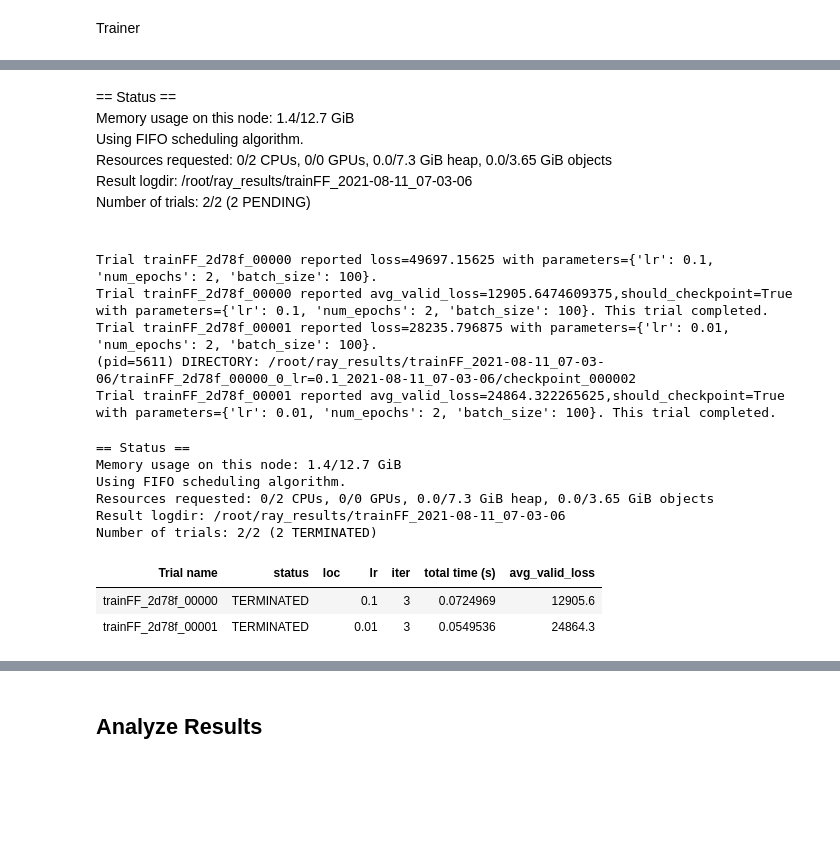
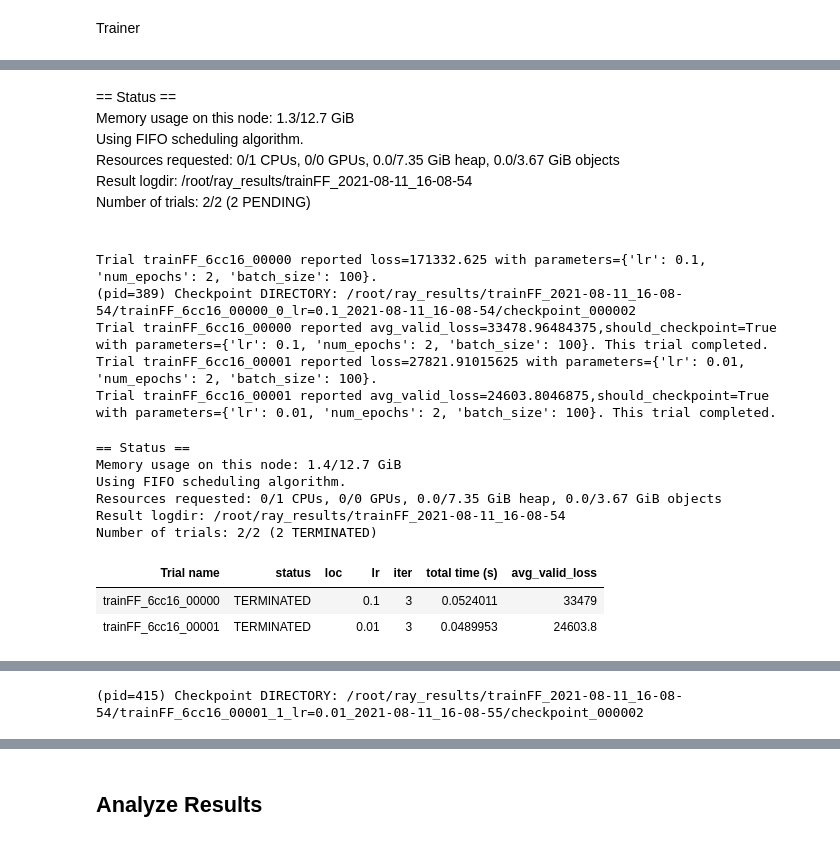
Before and after one commit to lcipolina/Ray_tutorials, a Jupyter notebook: 2_Ray_Tune_FeedFWD_Pytorch.ipynb, the cells around one changed output, grey strips where cells are left out. Cells and saved outputs as stored; diff of their text form; code cells hidden in the pictures; blank space fills up the shorter version.

```diff
--- a/2_Ray_Tune_FeedFWD_Pytorch.ipynb
+++ b/2_Ray_Tune_FeedFWD_Pytorch.ipynb
@@ -234,10 +245,9 @@ def trainFF(config,data = None):
         #print()
         #print('Epoch: {0} lr: {1}'.format(epoch, optimizer.param_groups[0]['lr'])) #track the epoch we are computing
 
-        sum_batch_train_loss = train(net, criterion, optimizer, device, data = train_loader)
+        train(net, criterion, optimizer, device, data = train_loader)
         sum_batch_valid_loss = valid(net, criterion, device, data = val_loader)
 
-        #avg_train_loss       = sum_batch_train_loss/train_size
         avg_valid_loss       = sum_batch_valid_loss/val_size
 
         scheduler.step()   #Optimize LR Based on Epochs
@@ -254,7 +264,7 @@ def trainFF(config,data = None):
             'epoch': epoch,
             'model_state_dict': net.state_dict(),
             'optimizer_state_dict': optimizer.state_dict(),
-            'loss': loss,
+            'loss': avg_valid_loss,
              }, path)
 
     tune.report(avg_valid_loss = float(avg_valid_loss), done=True)
@@ -289,13 +313,19 @@ config_dic= {
 #config={"lr": tune.uniform(lower, upper)}, metric="loss", mode="min", search_alg=BayesOptSearch()
 
 
-data = load_data(train_ds, val_ds,config['batch_size'])
+data = load_data(train_ds, val_ds,config_dic['batch_size'])
+
+#Initialize service and pass the number of resources available
+ray.init(num_cpus = 1,
+         num_gpus = 0,
+         ignore_reinit_error = True)
 
 
 analysis = tune.run(
             tune.with_parameters(trainFF, data = data),
             config = config_dic,
             verbose = 2,
-            progress_reporter=JupyterNotebookReporter(overwrite=False)
+            progress_reporter=JupyterNotebookReporter(overwrite=False),
+            resources_per_trial={"cpu": 1, "gpu": 0} #how many resources for each trial, it can be set to: gpu:0.5 for efficiency.
             )
 # %% [output]
@@ -302,20 +333,20 @@ analysis = tune.run(
 == Status ==
-Memory usage on this node: 1.4/12.7 GiB
+Memory usage on this node: 1.3/12.7 GiB
 Using FIFO scheduling algorithm.
-Resources requested: 0/2 CPUs, 0/0 GPUs, 0.0/7.3 GiB heap, 0.0/3.65 GiB objects
-Result logdir: /root/ray_results/trainFF_2021-08-11_07-03-06
+Resources requested: 0/1 CPUs, 0/0 GPUs, 0.0/7.35 GiB heap, 0.0/3.67 GiB objects
+Result logdir: /root/ray_results/trainFF_2021-08-11_16-08-54
 Number of trials: 2/2 (2 PENDING)
-Trial trainFF_2d78f_00000 reported loss=49697.15625 with parameters={'lr': 0.1, 'num_epochs': 2, 'batch_size': 100}.
-Trial trainFF_2d78f_00000 reported avg_valid_loss=12905.6474609375,should_checkpoint=True with parameters={'lr': 0.1, 'num_epochs': 2, 'batch_size': 100}. This trial completed.
-Trial trainFF_2d78f_00001 reported loss=28235.796875 with parameters={'lr': 0.01, 'num_epochs': 2, 'batch_size': 100}.
-(pid=5611) DIRECTORY: /root/ray_results/trainFF_2021-08-11_07-03-06/trainFF_2d78f_00000_0_lr=0.1_2021-08-11_07-03-06/checkpoint_000002
-Trial trainFF_2d78f_00001 reported avg_valid_loss=24864.322265625,should_checkpoint=True with parameters={'lr': 0.01, 'num_epochs': 2, 'batch_size': 100}. This trial completed.
-== Status ==
-Memory usage on this node: 1.4/12.7 GiB
-Using FIFO scheduling algorithm.
-Resources requested: 0/2 CPUs, 0/0 GPUs, 0.0/7.3 GiB heap, 0.0/3.65 GiB objects
-Result logdir: /root/ray_results/trainFF_2021-08-11_07-03-06
-Number of trials: 2/2 (2 TERMINATED)
+Trial trainFF_6cc16_00000 reported loss=171332.625 with parameters={'lr': 0.1, 'num_epochs': 2, 'batch_size': 100}.
+(pid=389) Checkpoint DIRECTORY: /root/ray_results/trainFF_2021-08-11_16-08-54/trainFF_6cc16_00000_0_lr=0.1_2021-08-11_16-08-54/checkpoint_000002
+Trial trainFF_6cc16_00000 reported avg_valid_loss=33478.96484375,should_checkpoint=True with parameters={'lr': 0.1, 'num_epochs': 2, 'batch_size': 100}. This trial completed.
+Trial trainFF_6cc16_00001 reported loss=27821.91015625 with parameters={'lr': 0.01, 'num_epochs': 2, 'batch_size': 100}.
+Trial trainFF_6cc16_00001 reported avg_valid_loss=24603.8046875,should_checkpoint=True with parameters={'lr': 0.01, 'num_epochs': 2, 'batch_size': 100}. This trial completed.
+== Status ==
+Memory usage on this node: 1.4/12.7 GiB
+Using FIFO scheduling algorithm.
+Resources requested: 0/1 CPUs, 0/0 GPUs, 0.0/7.35 GiB heap, 0.0/3.67 GiB objects
+Result logdir: /root/ray_results/trainFF_2021-08-11_16-08-54
+Number of trials: 2/2 (2 TERMINATED)
 | Trial name | status | loc | lr | iter | total time (s) | avg_valid_loss |
-| trainFF_2d78f_00000 | TERMINATED |  | 0.1 | 3 | 0.0724969 | 12905.6 |
-| trainFF_2d78f_00001 | TERMINATED |  | 0.01 | 3 | 0.0549536 | 24864.3 |
+| trainFF_6cc16_00000 | TERMINATED |  | 0.1 | 3 | 0.0524011 | 33479 |
+| trainFF_6cc16_00001 | TERMINATED |  | 0.01 | 3 | 0.0489953 | 24603.8 |
@@ -323,0 +354 @@ Number of trials: 2/2 (2 TERMINATED)
+(pid=415) Checkpoint DIRECTORY: /root/ray_results/trainFF_2021-08-11_16-08-54/trainFF_6cc16_00001_1_lr=0.01_2021-08-11_16-08-55/checkpoint_000002
```
Also changed, not shown: parts of 11 cells of this notebook.
